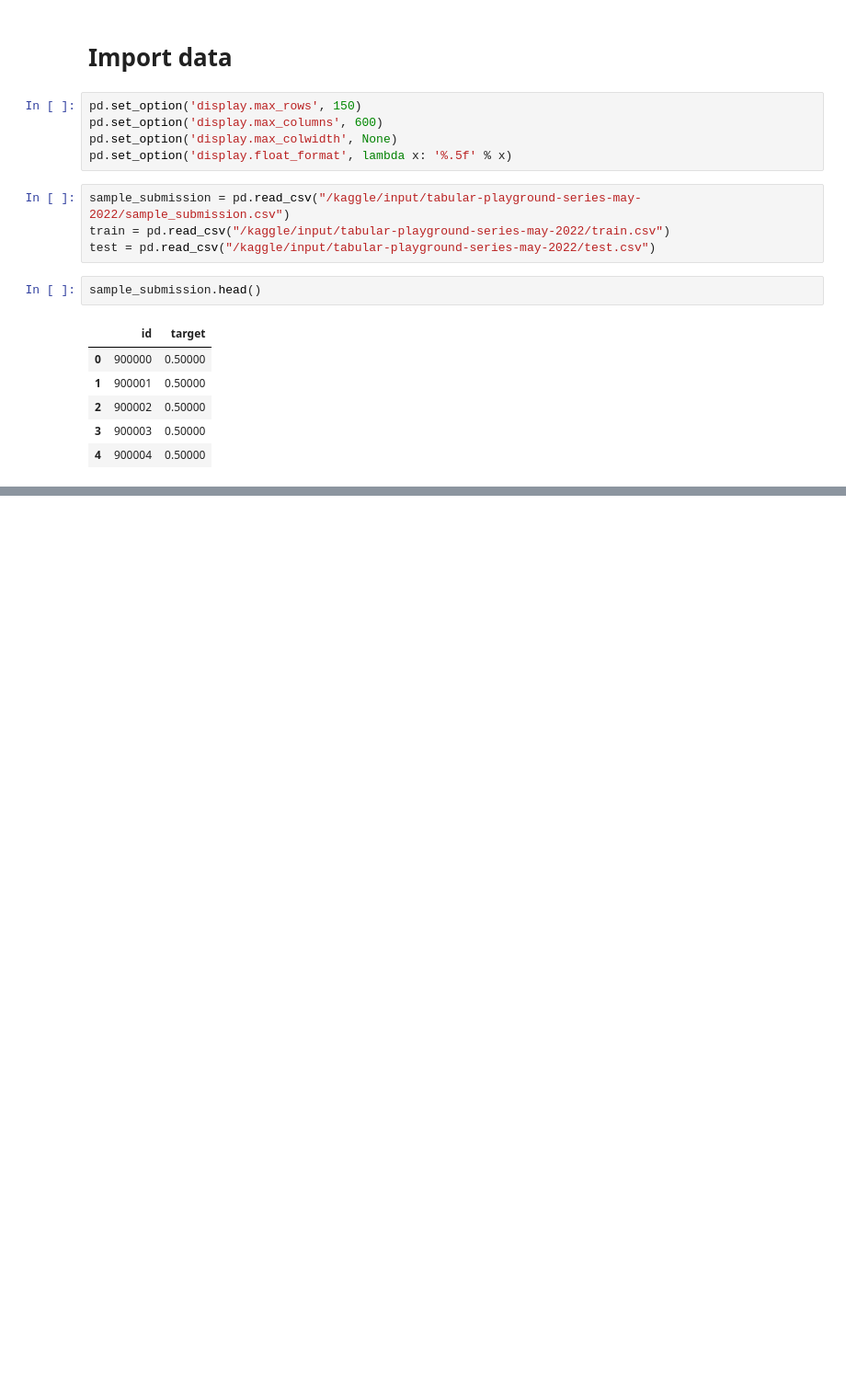
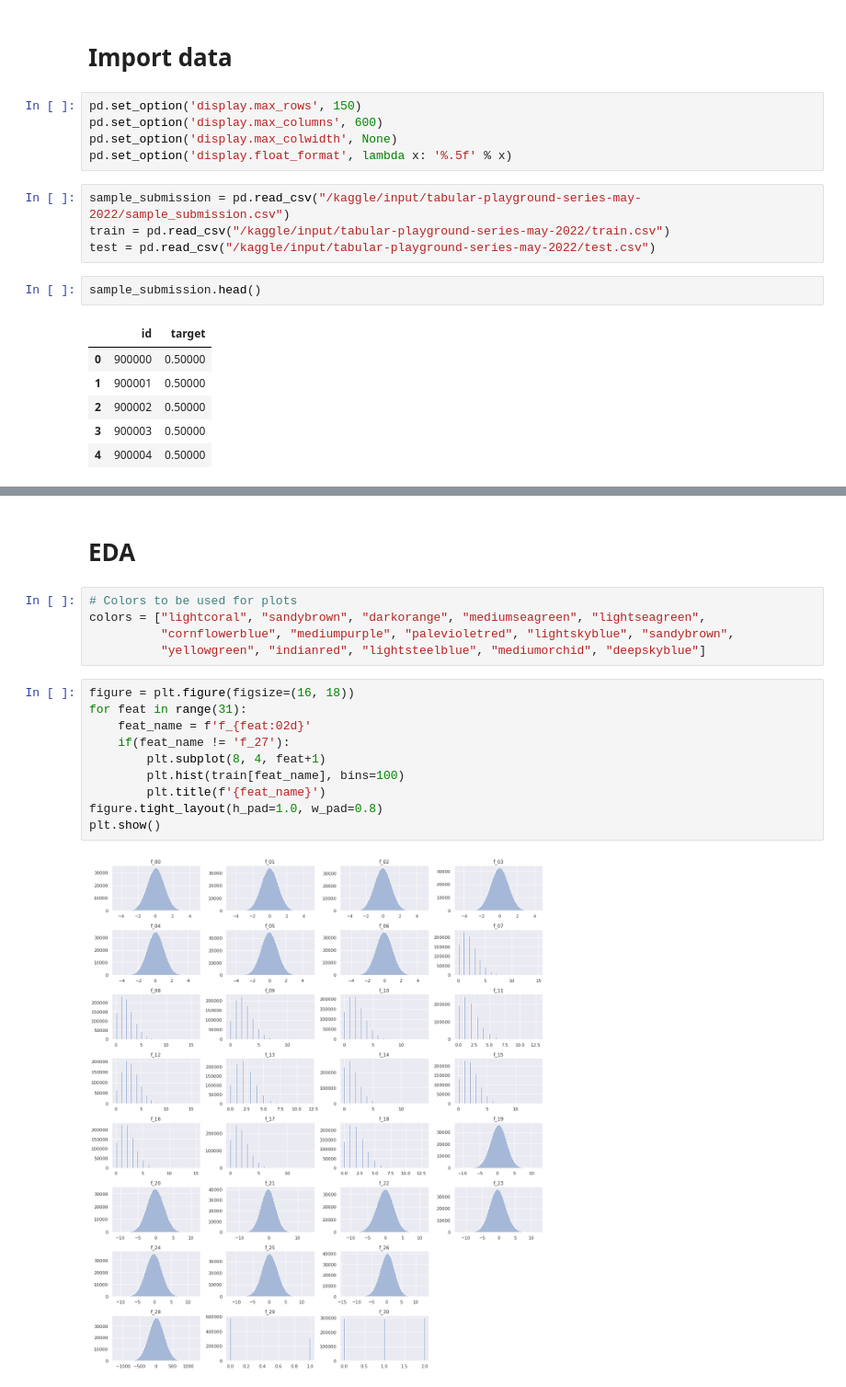
Before and after one commit to RaphaelZH/Kaggle_Competition_Practice_Notebooks_EN, a Jupyter notebook: tabular-playground-series-may-2022.ipynb, the cells around one changed output, grey strips where cells are left out. Shown at 92% size. Cells and saved outputs as stored; diff of their text form; blank space fills up the shorter version.

```diff
--- a/tabular-playground-series-may-2022.ipynb
+++ b/tabular-playground-series-may-2022.ipynb
@@ -45,0 +156,19 @@ sample_submission.head()
+# %% [markdown]
+# EDA
+# %%
+# Colors to be used for plots
+colors = ["lightcoral", "sandybrown", "darkorange", "mediumseagreen", "lightseagreen",
+          "cornflowerblue", "mediumpurple", "palevioletred", "lightskyblue", "sandybrown",
+          "yellowgreen", "indianred", "lightsteelblue", "mediumorchid", "deepskyblue"]
+# %%
+figure = plt.figure(figsize=(16, 18))
+for feat in range(31):
+    feat_name = f'f_{feat:02d}'
+    if(feat_name != 'f_27'):
+        plt.subplot(8, 4, feat+1)
+        plt.hist(train[feat_name], bins=100)
+        plt.title(f'{feat_name}')
+figure.tight_layout(h_pad=1.0, w_pad=0.8)
+plt.show()
+# %% [output]
+[figure, added]
```
Also changed, not shown: parts of 8 cells of this notebook.
